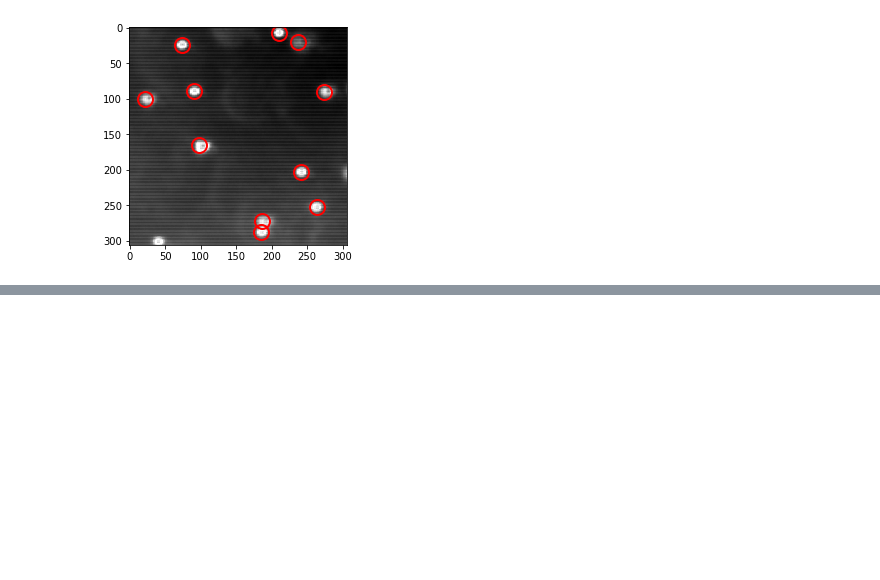
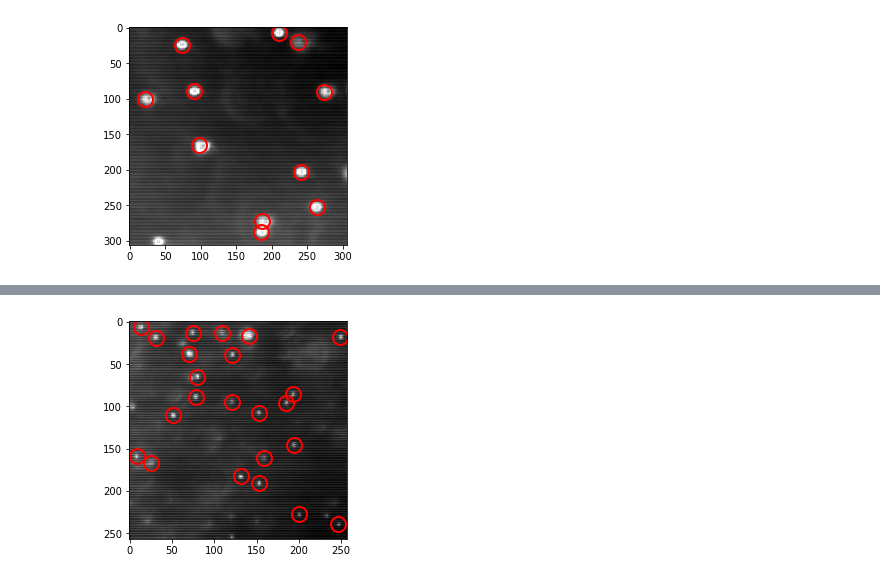
Before and after one commit to dbautista98/BMC_analysis, a Jupyter notebook: cole-exploration.ipynb, the cells around one changed output, grey strips where cells are left out. Cells and saved outputs as stored; diff of their text form; code cells hidden in the pictures; blank space fills up the shorter version.

```diff
--- a/cole-exploration.ipynb
+++ b/cole-exploration.ipynb
@@ -175,0 +186,5 @@ Frame 464: 26 trajectories present.
+# %%
+path6 = '../data/beads/4.65_visc_PVP_0.4_um-40x/*.bmp'
+dummy4 = annotate(path6, diameter=11, minmass=500, maxsize=11)
+# %% [output]
+[figure, added]
```
Also changed, not shown: parts of 26 cells of this notebook.
